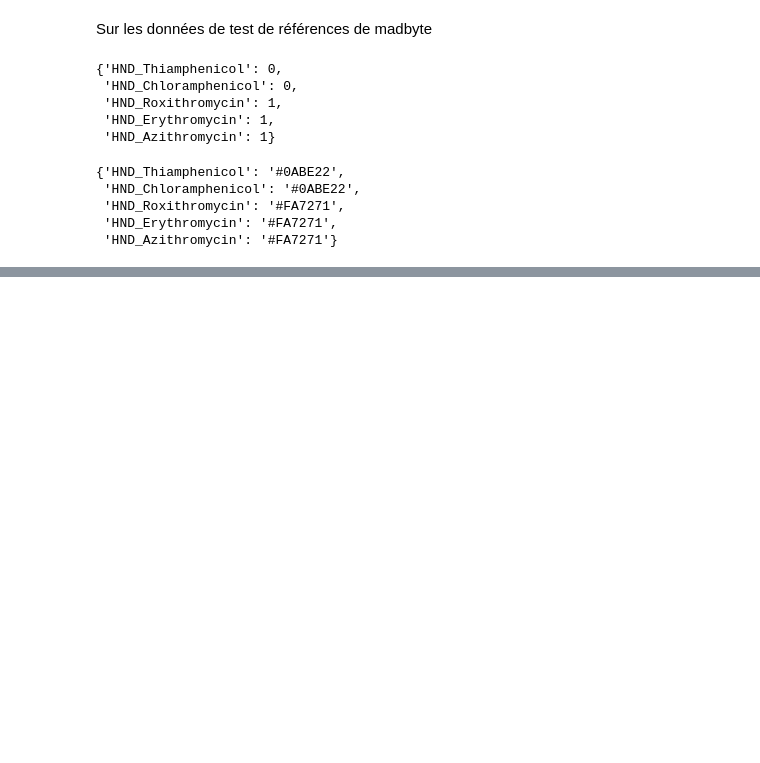
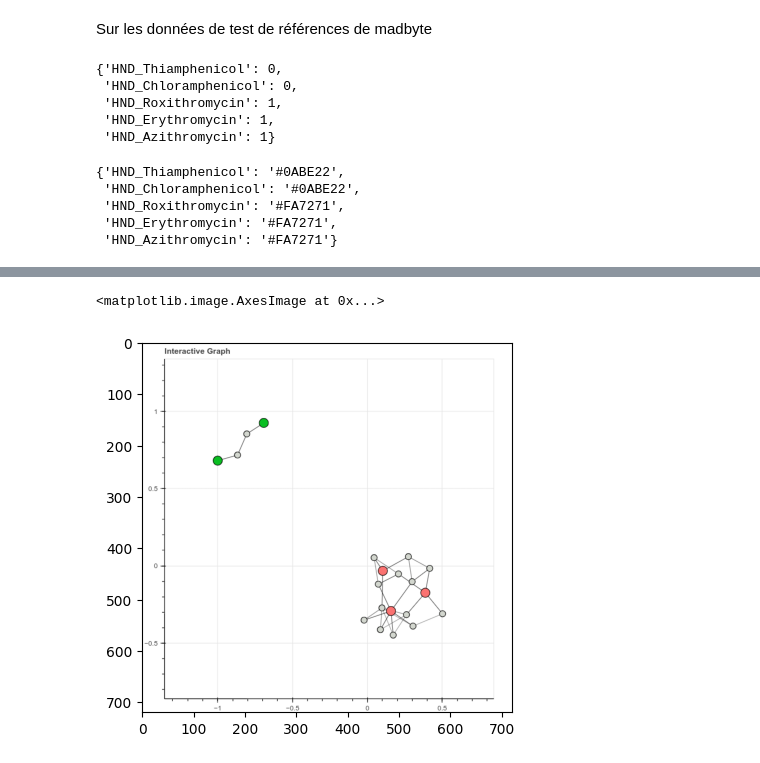
Before and after one commit to MbeHenri/memoire, a Jupyter notebook: bagging.ipynb, the cells around one changed output, grey strips where cells are left out. Cells and saved outputs as stored; diff of their text form; code cells hidden in the pictures; blank space fills up the shorter version.

```diff
--- a/bagging.ipynb
+++ b/bagging.ipynb
@@ -111,0 +126,5 @@ Loading BokehJS ...
+# %%
+plt.imshow(img_sim)
+# %% [output]
+<matplotlib.image.AxesImage at 0x...>
+[figure, added]
```
Also changed, not shown: parts of 4 cells of this notebook, 1 other file.
